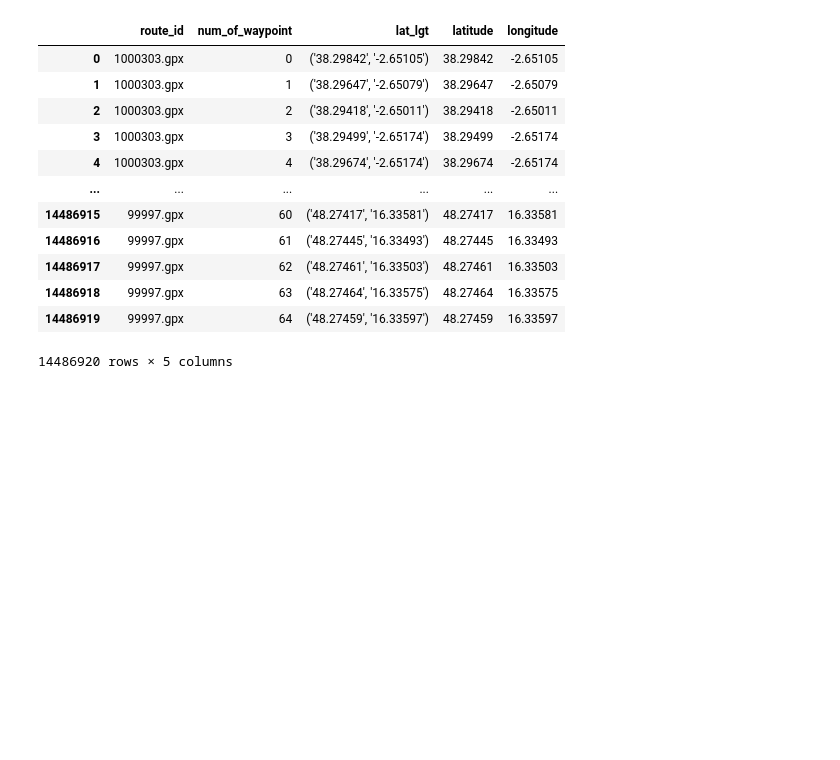
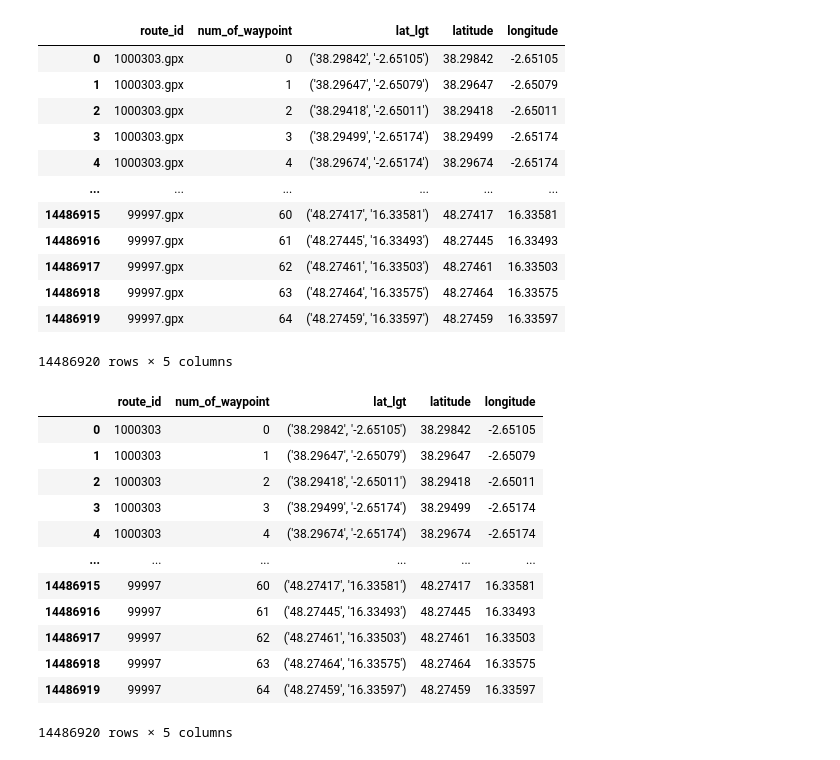
Before and after one commit to TechLabs-Berlin/wt21-way-to-go, a Jupyter notebook: cleaning_data/cleaning_routes_data.ipynb, the cells around one changed output. Drawn from its saved outputs; the diff is of its cells as text; code cells hidden in the pictures; blank space fills up the shorter version.

```diff
--- a/cleaning_data/cleaning_routes_data.ipynb
+++ b/cleaning_data/cleaning_routes_data.ipynb
@@ -23,8 +23,23 @@ df
 | 14486919 | 99997.gpx | 64 | ('48.27459', '16.33597') | 48.27459 | 16.33597 |
 14486920 rows × 5 columns
 # %%
-#converting str values from 'routes_id' (that is going to become an index) into ints
-df['route_id'] = df['route_id'].str.split('.').str[0].astype(int)
+#cutting away the file extension from 'routes_id' str (it's going to become an index)
+df['route_id'] = df['route_id'].str.split('.').str[0]
 
-#converting str values from 'num_of_waypoint' (that is going to become column names) into ints
-df['num_of_waypoint'] = df['num_of_waypoint'].astype(int)
+#stripping str values from 'num_of_waypoint' (it's going to become column names)
+#df['num_of_waypoint'] = df['num_of_waypoint'].str.strip() #seems to be unnecessary
+df
+# %% [output]
+|  | route_id | num_of_waypoint | lat_lgt | latitude | longitude |
+| 0 | 1000303 | 0 | ('38.29842', '-2.65105') | 38.29842 | -2.65105 |
+| 1 | 1000303 | 1 | ('38.29647', '-2.65079') | 38.29647 | -2.65079 |
+| 2 | 1000303 | 2 | ('38.29418', '-2.65011') | 38.29418 | -2.65011 |
+| 3 | 1000303 | 3 | ('38.29499', '-2.65174') | 38.29499 | -2.65174 |
+| 4 | 1000303 | 4 | ('38.29674', '-2.65174') | 38.29674 | -2.65174 |
+| ... | ... | ... | ... | ... | ... |
+| 14486915 | 99997 | 60 | ('48.27417', '16.33581') | 48.27417 | 16.33581 |
+| 14486916 | 99997 | 61 | ('48.27445', '16.33493') | 48.27445 | 16.33493 |
+| 14486917 | 99997 | 62 | ('48.27461', '16.33503') | 48.27461 | 16.33503 |
+| 14486918 | 99997 | 63 | ('48.27464', '16.33575') | 48.27464 | 16.33575 |
+| 14486919 | 99997 | 64 | ('48.27459', '16.33597') | 48.27459 | 16.33597 |
+14486920 rows × 5 columns
```
Also changed, not shown: parts of 13 cells of this notebook.
